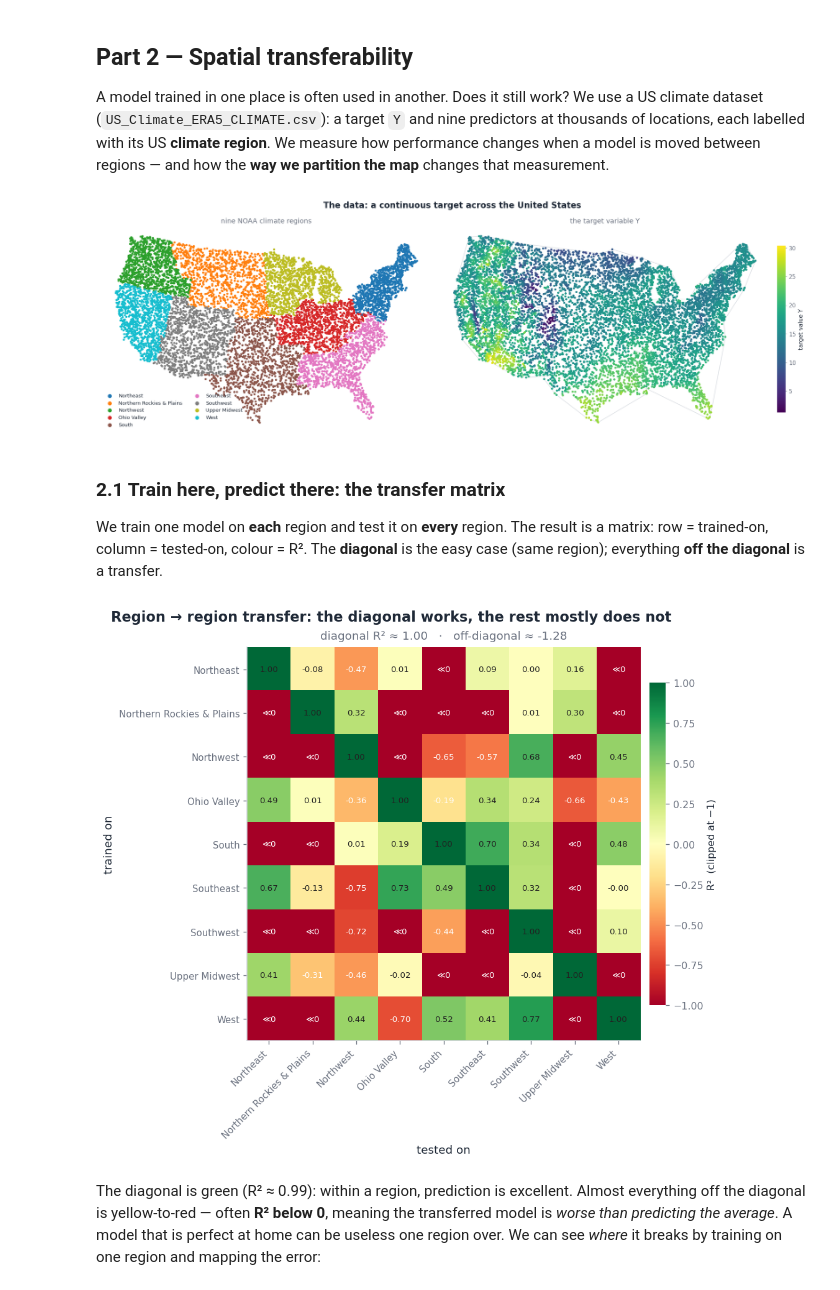
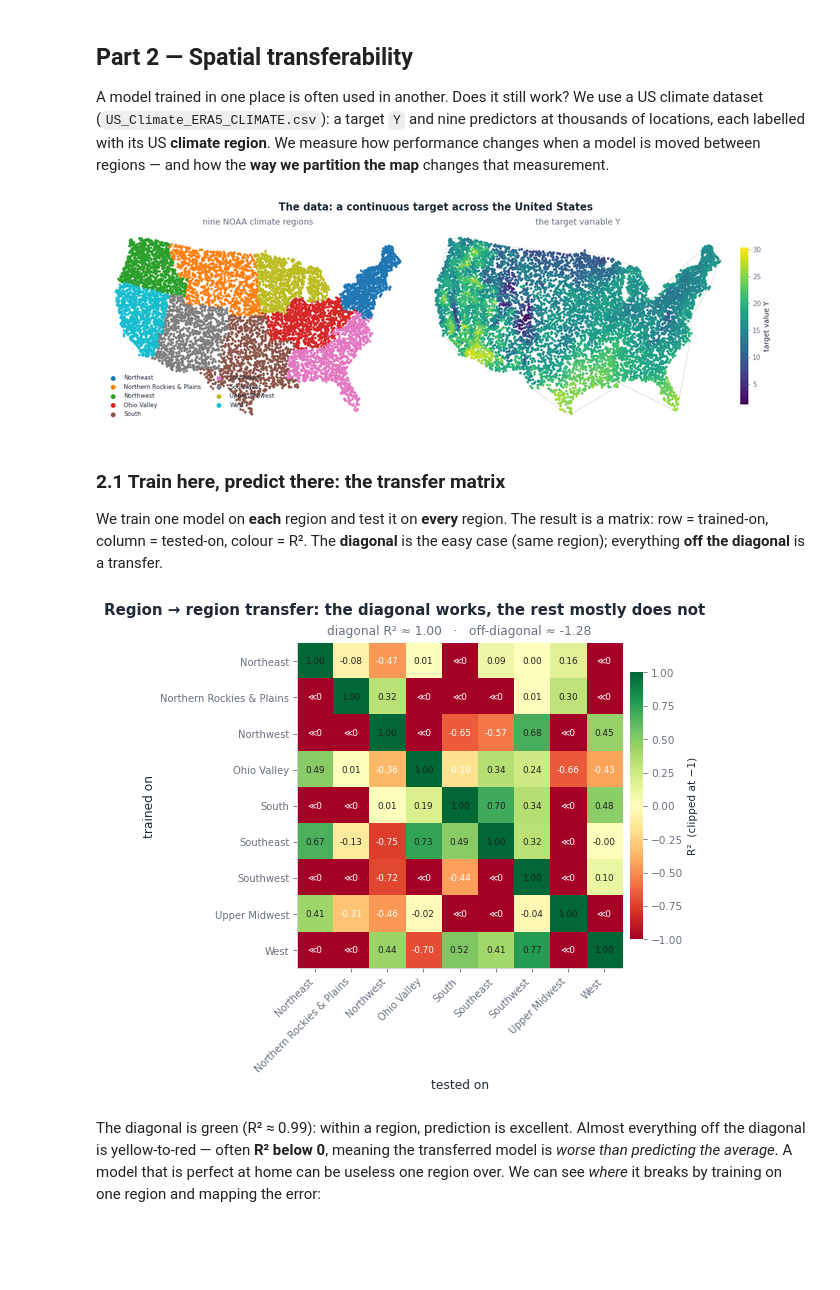
Before and after one commit to Vezarachan/TUM_Course_SVA_TrustGeoAI, a Jupyter notebook: notebooks/TrustworthyGeoAI_case_2.ipynb, the cells around one changed output. Drawn from its saved outputs; the diff is of its cells as text; code cells hidden in the pictures; blank space fills up the shorter version.

```diff
--- a/notebooks/TrustworthyGeoAI_case_2.ipynb
+++ b/notebooks/TrustworthyGeoAI_case_2.ipynb
@@ -72,7 +72,7 @@ from shapely.geometry import MultiPoint
 INK, MUTED = "#1f2937", "#6b7280"
 BLUE, RED, GREEN, AMBER = "#2c6fbb", "#c0392b", "#2e8b57", "#e08a3c"
 mpl.rcParams.update({
-    "figure.dpi": 120, "savefig.dpi": 120, "savefig.bbox": "tight",
+    "figure.dpi": 80, "savefig.dpi": 80, "savefig.bbox": "tight",
     "figure.facecolor": "white", "axes.facecolor": "white",
     "font.family": "sans-serif", "font.sans-serif": ["DejaVu Sans", "Arial", "Helvetica"],
     "font.size": 11, "axes.titlesize": 11, "axes.titlecolor": MUTED,
@@ -340,7 +340,7 @@ def us_hulls(ax, color="#d4d8de", lw=0.8, fill=False):
 def us_finish(ax):
     finish_map(ax)
 
-fig, axes = plt.subplots(1, 2, figsize=(16, 5.6), constrained_layout=True)
+fig, axes = plt.subplots(1, 2, figsize=(12.5, 4.4), constrained_layout=True)
 for k, r in enumerate(REGIONS):
     m = region == r
     axes[0].scatter(cxy[m, 0], cxy[m, 1], s=6, color=REG_COL[r], label=r)
@@ -352,7 +352,7 @@ cbar(fig, sc, axes[1], "target value Y"); axes[1].set_title("the target variable
 suptitle(fig, "The data: a continuous target across the United States")
 plt.show()
 # %% [output]
-[figure, old version]
+[figure, new version]
 # %% [markdown]
 ### 2.1 Train here, predict there: the transfer matrix
 
@@ -362,32 +362,32 @@ is the easy case (same region); everything **off the diagonal** is a transfer.
 # %%
 from sklearn.metrics import r2_score
 
 def make_model():
     return XGBRegressor(n_estimators=300, max_depth=5, learning_rate=0.07,
                         subsample=0.9, random_state=0, n_jobs=-1)
 models = {r: make_model().fit(Xc[region == r], yc[region == r]) for r in REGIONS}
 R2 = np.array([[r2_score(yc[region == te], models[tr].predict(Xc[region == te]))
                 for te in REGIONS] for tr in REGIONS])
 
-fig, ax = plt.subplots(figsize=(8.8, 7.4), layout="constrained")
+fig, ax = plt.subplots(figsize=(7.4, 6.2), layout="constrained")
 im = ax.imshow(R2, cmap=PERF, vmin=-1, vmax=1)
 ax.set_xticks(range(len(REGIONS))); ax.set_yticks(range(len(REGIONS)))
 ax.set_xticklabels(REGIONS, rotation=45, ha="right", fontsize=9)
 ax.set_yticklabels(REGIONS, fontsize=9)
 ax.set_xlabel("tested on", color=INK); ax.set_ylabel("trained on", color=INK)
 for i in range(len(REGIONS)):
     for j in range(len(REGIONS)):
         v = R2[i, j]
         ax.text(j, i, f"{v:.2f}" if v > -1 else "≪0", ha="center", va="center",
                 fontsize=8, color="#222" if v > -0.15 else "white")
 cb = fig.colorbar(im, ax=ax, shrink=0.82, pad=0.02); cb.set_label("R²  (clipped at −1)", fontsize=9.5)
 cb.outline.set_visible(False)
 ax.set_title(f"diagonal R² ≈ {np.mean(np.diag(R2)):.2f}   ·   "
              f"off-diagonal ≈ {(R2.sum()-np.trace(R2))/(R2.size-len(REGIONS)):.2f}", pad=8)
 suptitle(fig, "Region → region transfer: the diagonal works, the rest mostly does not")
 plt.show()
 # %% [output]
-[figure, old version]
+[figure, new version]
 # %% [markdown]
 The diagonal is green (R² ≈ 0.99): within a region, prediction is excellent.
 Almost everything off the diagonal is yellow-to-red — often **R² below 0**,
```
Also changed, not shown: parts of 6 cells of this notebook.
